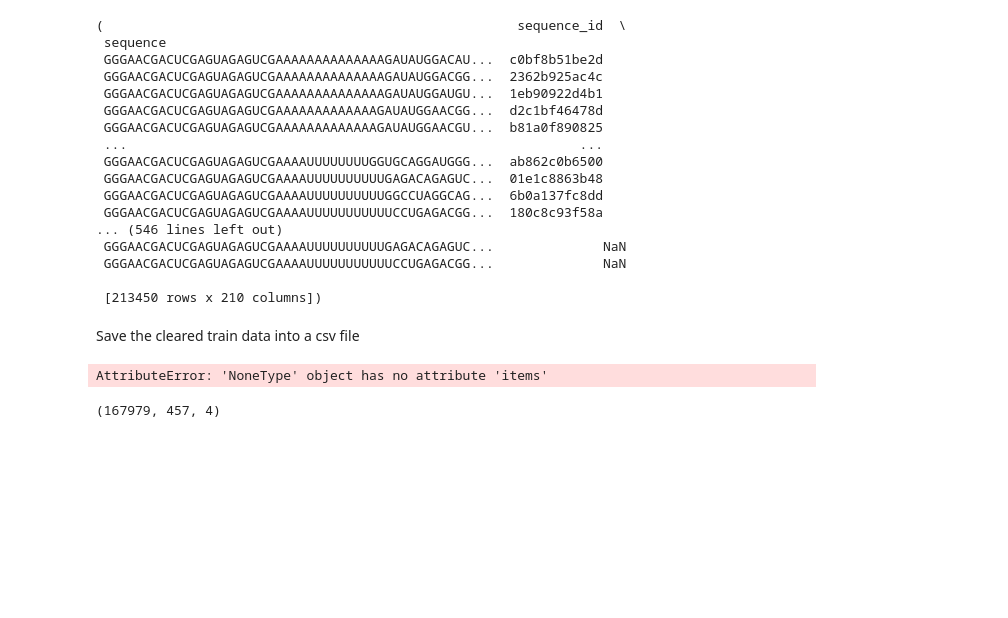
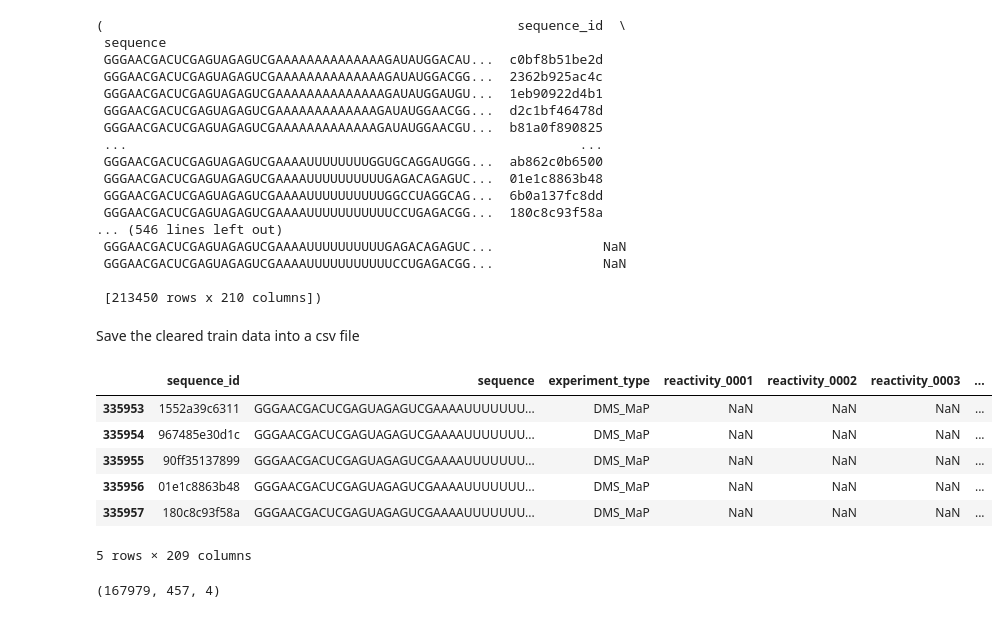
Before and after one commit to Trysis/RNAFolding, a Jupyter notebook: Ribonanza_30_09_2023.ipynb, the cells around one changed output. Drawn from its saved outputs; the diff is of its cells as text; code cells hidden in the pictures; blank space fills up the shorter version.

```diff
--- a/Ribonanza_30_09_2023.ipynb
+++ b/Ribonanza_30_09_2023.ipynb
@@ -206,12 +201,19 @@ cleared_train_data[y_columns] = cleared_train_data[y_columns].astype(np.float32)
 # Save cleared_train_data as a CSV file
 csv_path = '~/RNAFolding/data/cleared_train_data.csv'
 cleared_train_data.to_csv(csv_path, index=False)
+# %%
+cleared_train_data.tail()
+# %% [output]
+|  | sequence_id | sequence | experiment_type | reactivity_0001 | reactivity_0002 | reactivity_0003 | ... |
+| 335953 | 1552a39c6311 | GGGAACGACUCGAGUAGAGUCGAAAAUUUUUUU... | DMS_MaP | NaN | NaN | NaN | ... |
+| 335954 | 967485e30d1c | GGGAACGACUCGAGUAGAGUCGAAAAUUUUUUU... | DMS_MaP | NaN | NaN | NaN | ... |
+| 335955 | 90ff35137899 | GGGAACGACUCGAGUAGAGUCGAAAAUUUUUUU... | DMS_MaP | NaN | NaN | NaN | ... |
+| 335956 | 01e1c8863b48 | GGGAACGACUCGAGUAGAGUCGAAAAUUUUUUU... | DMS_MaP | NaN | NaN | NaN | ... |
+| 335957 | 180c8c93f58a | GGGAACGACUCGAGUAGAGUCGAAAAUUUUUUU... | DMS_MaP | NaN | NaN | NaN | ... |
+5 rows × 209 columns
 # %%
-cleared_train_data = train_data
 dict_data = dict_from_data(cleared_train_data)
 x, y = XY_from_dict(dict_data, encoder)
-# %% [output]
-AttributeError: 'NoneType' object has no attribute 'items'
 # %%
 x.shape
 # %% [output]
```
Also changed, not shown: parts of 8 cells of this notebook.
